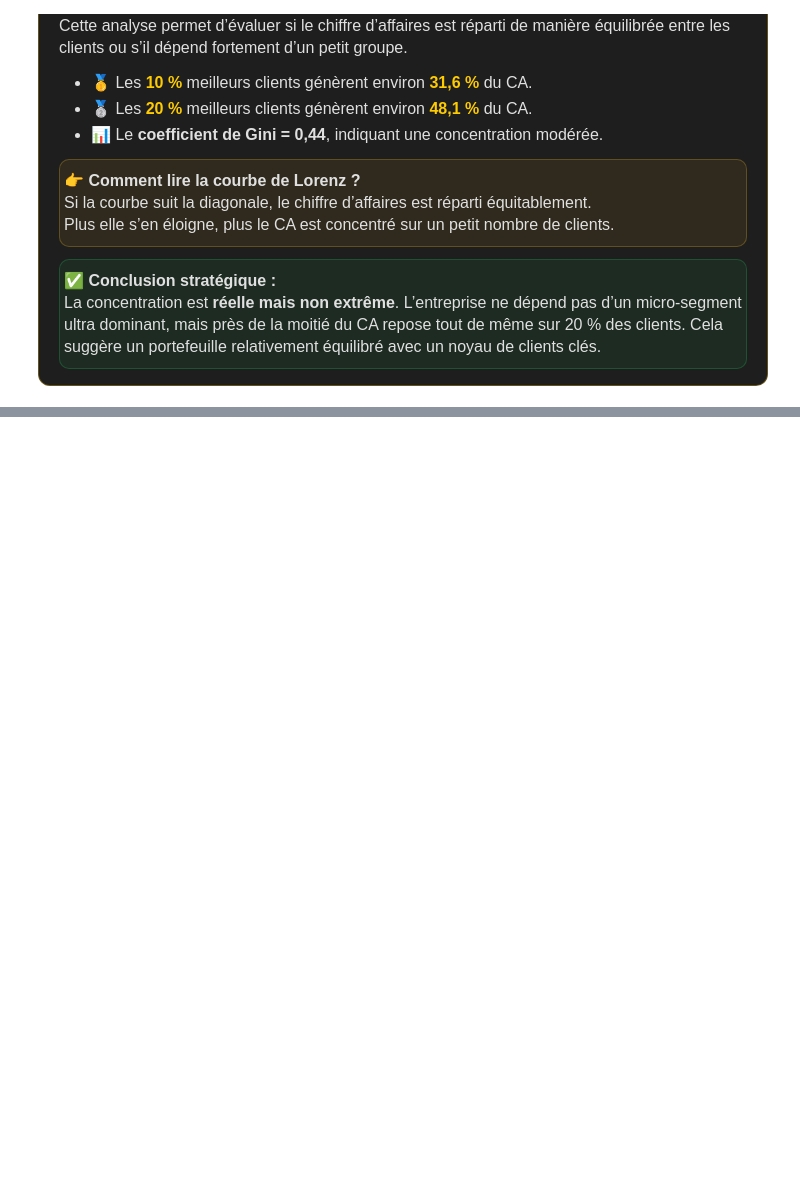
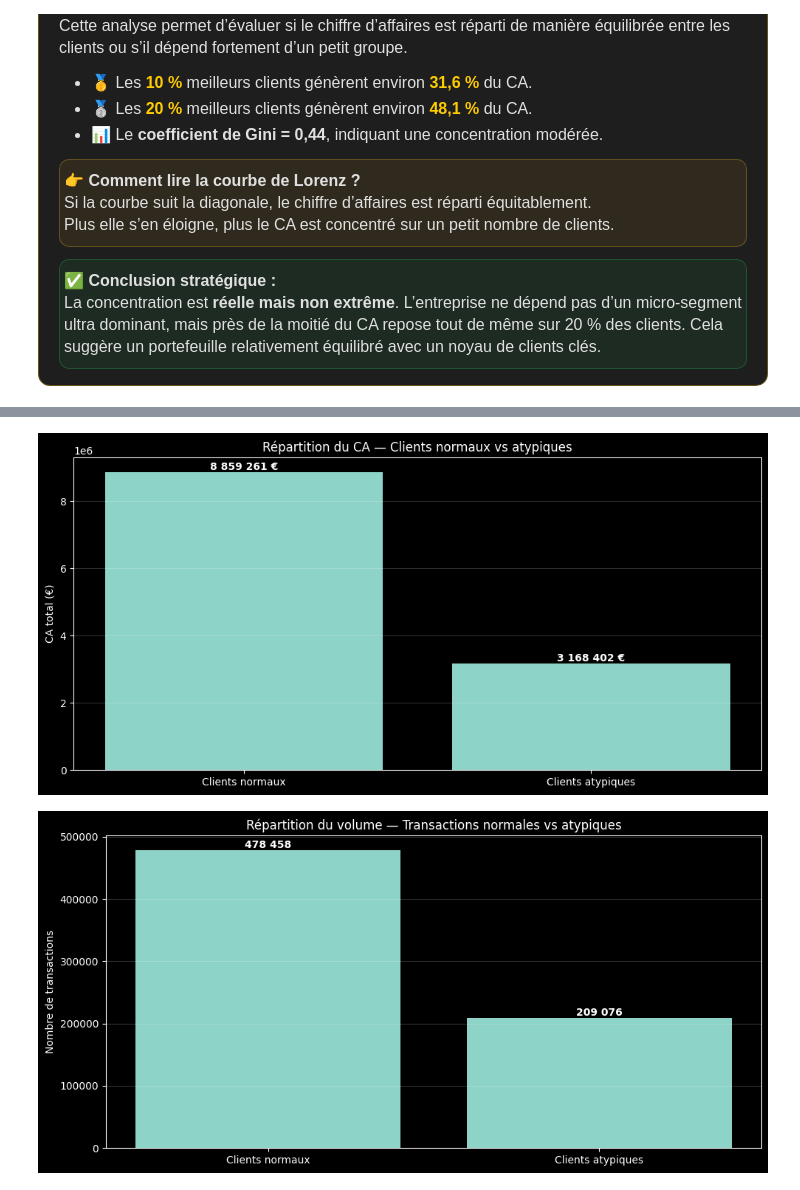
Before and after one commit to Stephane-OC/lapage, a Jupyter notebook: analyse_lapage.ipynb, the cells around one changed output, grey strips where cells are left out. Drawn from its saved outputs; the diff is of its cells as text; code cells hidden in the pictures; blank space fills up the shorter version.

```diff
--- a/analyse_lapage.ipynb
+++ b/analyse_lapage.ipynb
@@ -4900,0 +4901,19 @@ Coefficient de Gini : 0.442
+# %%
+# Objectif : repérer des clients présentant des volumes/CA très élevés
+# souvent associés à des achats d'entreprise (BtoB) pouvant biaiser
+# les analyses statistiques
+
+CLIENT_COL = "client_id"
+
+clients_kpi = (
+    dataset_final
+    .groupby(CLIENT_COL)
+    .agg(
+        nb_transactions=("id_prod", "count"),
+        quantite_totale=("quantity", "sum") if "quantity" in dataset_final.columns else ("id_prod", "count"),
+        ca_total=("price", "sum")
+    )
+    .reset_index()
+)
+
+display(clients_kpi.sort_values("ca_total", ascending=False).head(10))
@@ -4900,0 +5059,55 @@ Coefficient de Gini : 0.442
+# %%
+# Graphique : comparaison Atypiques vs Normaux (parts)
+
+# Sécurise la variable même si tu relances la cellule seule
+ids_atypiques = set(clients_atypiques[CLIENT_COL].unique())
+ca_total_global = dataset_final["price"].sum()
+tx_total_global = len(dataset_final)
+
+mask_atyp = dataset_final[CLIENT_COL].isin(ids_atypiques)
+
+ca_atyp = dataset_final.loc[mask_atyp, "price"].sum()
+tx_atyp = mask_atyp.sum()
+
+ca_norm = ca_total_global - ca_atyp
+tx_norm = tx_total_global - tx_atyp
+
+labels = ["Clients normaux", "Clients atypiques"]
+ca_vals = [ca_norm, ca_atyp]
+tx_vals = [tx_norm, tx_atyp]
+
+plt.style.use("dark_background")
+fig, ax = plt.subplots(figsize=(10, 5))
+
+x = range(len(labels))
+ax.bar(x, ca_vals)
+ax.set_xticks(list(x))
+ax.set_xticklabels(labels)
+ax.set_title("Répartition du CA — Clients normaux vs atypiques")
+ax.set_ylabel("CA total (€)")
+ax.grid(axis="y", alpha=0.2)
+
+for i, v in enumerate(ca_vals):
+    ax.text(i, v, f"{v:,.0f} €".replace(",", " "), ha="center", va="bottom", fontweight="bold")
+
+plt.tight_layout()
+plt.show()
+
+plt.style.use("dark_background")
+fig, ax = plt.subplots(figsize=(10, 5))
+
+ax.bar(x, tx_vals)
+ax.set_xticks(list(x))
+ax.set_xticklabels(labels)
+ax.set_title("Répartition du volume — Transactions normales vs atypiques")
+ax.set_ylabel("Nombre de transactions")
+ax.grid(axis="y", alpha=0.2)
+
+for i, v in enumerate(tx_vals):
+    ax.text(i, v, f"{int(v):,}".replace(",", " "), ha="center", va="bottom", fontweight="bold")
+
+plt.tight_layout()
+plt.show()
+# %% [output]
+[figure, added]
+[figure, added]
```
Also changed, not shown: parts of 33 cells of this notebook, 1 other file.
